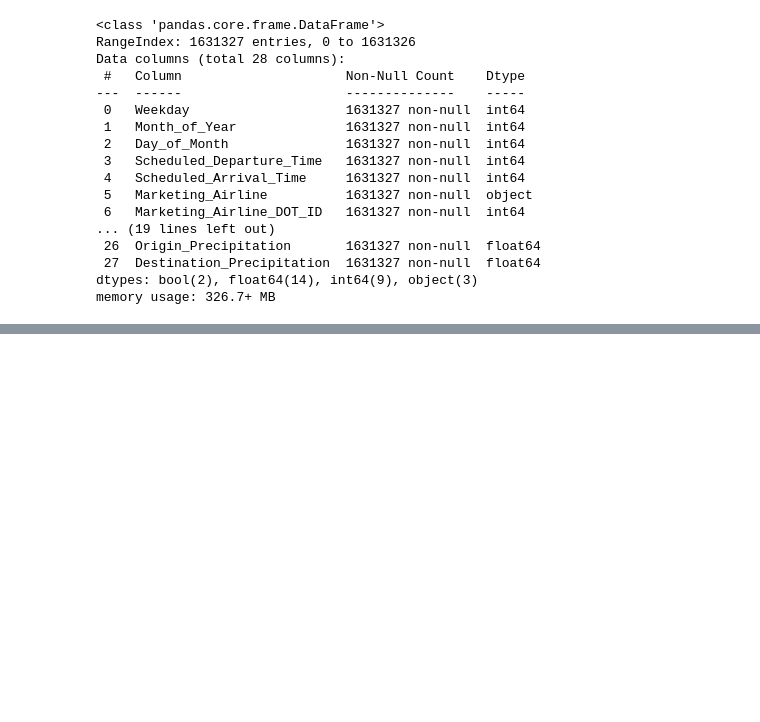
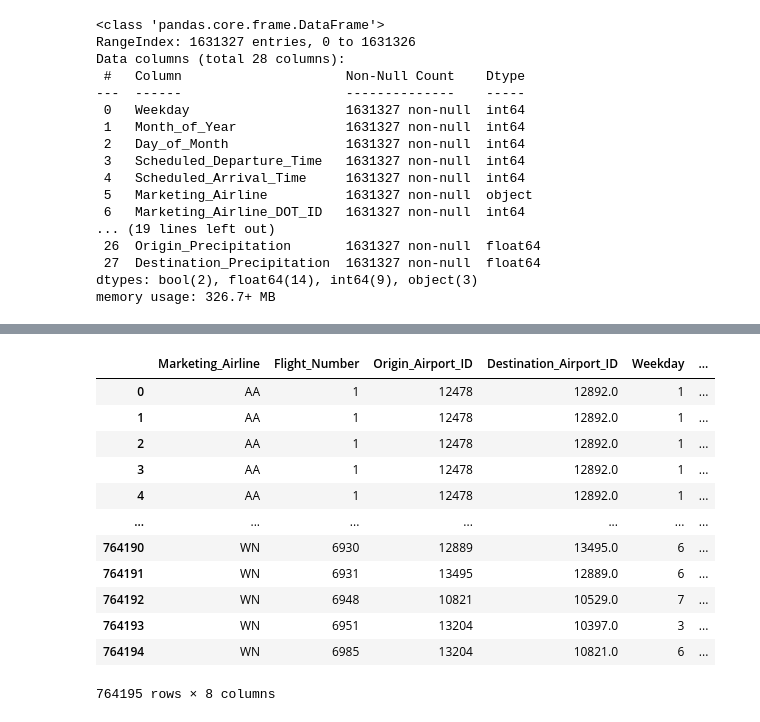
Before and after one commit to mqrcinoo/MachineLearning1Project, a Jupyter notebook: regression.ipynb, the cells around one changed output, grey strips where cells are left out. Saved outputs shown, nothing was run; the diff lists cells and outputs as text; code cells hidden in the pictures; blank space fills up the shorter version.

```diff
--- a/regression.ipynb
+++ b/regression.ipynb
@@ -145,0 +170,17 @@ memory usage: 326.7+ MB
+# %%
+airportD = pd.read_csv('flights_count.csv', index_col=False)
+airportD
+# %% [output]
+|  | Marketing_Airline | Flight_Number | Origin_Airport_ID | Destination_Airport_ID | Weekday | ... |
+| 0 | AA | 1 | 12478 | 12892.0 | 1 | ... |
+| 1 | AA | 1 | 12478 | 12892.0 | 1 | ... |
+| 2 | AA | 1 | 12478 | 12892.0 | 1 | ... |
+| 3 | AA | 1 | 12478 | 12892.0 | 1 | ... |
+| 4 | AA | 1 | 12478 | 12892.0 | 1 | ... |
+| ... | ... | ... | ... | ... | ... | ... |
+| 764190 | WN | 6930 | 12889 | 13495.0 | 6 | ... |
+| 764191 | WN | 6931 | 13495 | 12889.0 | 6 | ... |
+| 764192 | WN | 6948 | 10821 | 10529.0 | 7 | ... |
+| 764193 | WN | 6951 | 13204 | 10397.0 | 3 | ... |
+| 764194 | WN | 6985 | 13204 | 10821.0 | 6 | ... |
+764195 rows × 8 columns
```
Also changed, not shown: parts of 30 cells of this notebook, 1 other file.
